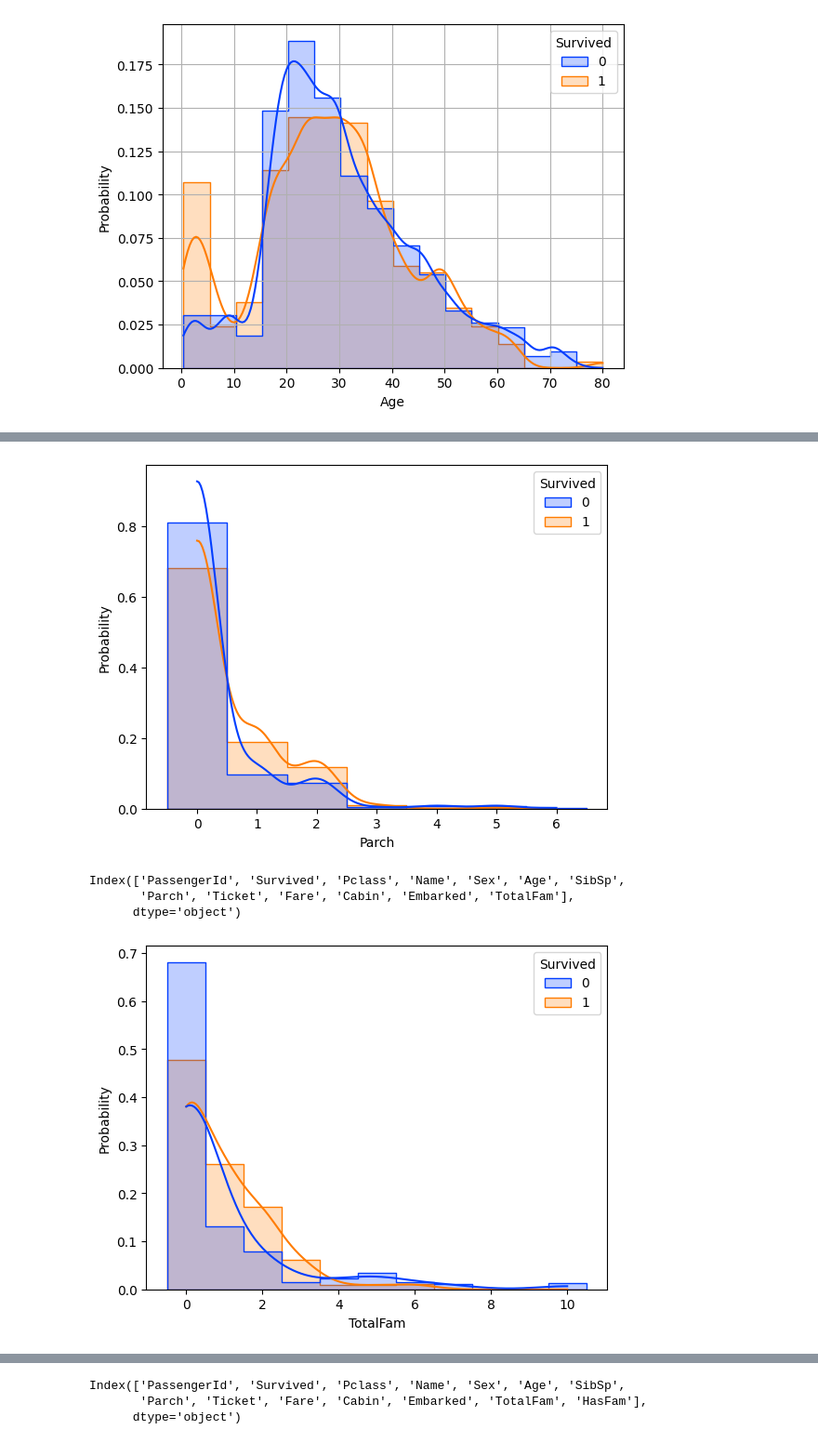
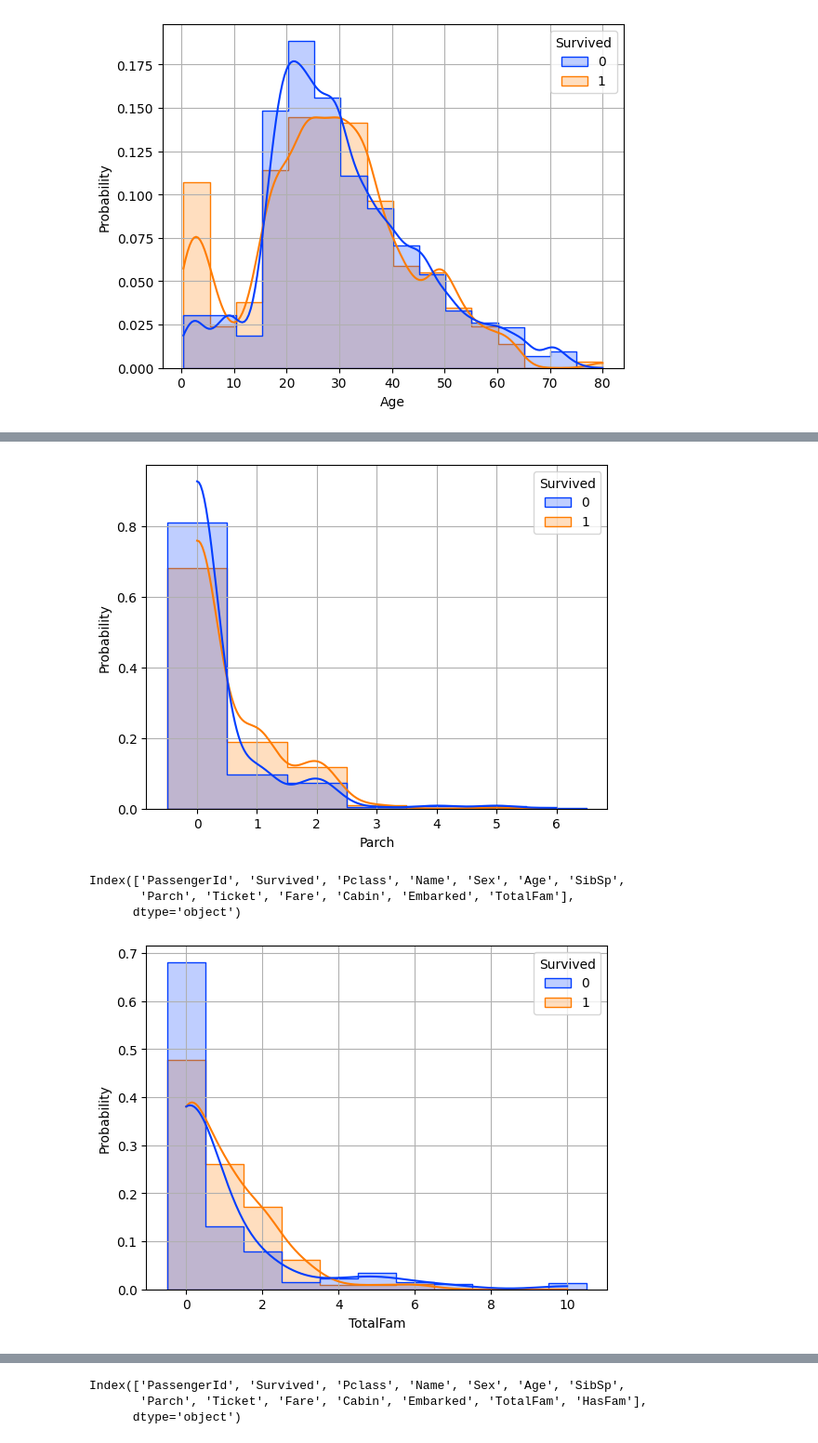
Before and after one commit to rfdspeng/ml_ai_portfolio, a Jupyter notebook: notes/example_code/titanic.ipynb, the cells around one changed output, grey strips where cells are left out. Shown at 93% size. Saved outputs shown, nothing was run; the diff lists cells and outputs as text; code cells hidden in the pictures.

```diff
--- a/notes/example_code/titanic.ipynb
+++ b/notes/example_code/titanic.ipynb
@@ -134,8 +149,9 @@ ax = sns.histplot(df, x="SibSp", hue="Survived", stat="probability", \
 ax = sns.histplot(df, x="Parch", hue="Survived", stat="probability", \
                   discrete=True, common_norm=False, multiple="layer", \
                   element="step", kde=True, kde_kws={"bw_adjust": 1.5}, palette="bright")
+ax.grid()
 # %% [output]
-[figure, old version]
+[figure, new version]
 # %%
 df["TotalFam"] = df["Parch"] + df["SibSp"]
 # %% [output]
@@ -145,6 +161,7 @@ Index(['PassengerId', 'Survived', 'Pclass', 'Name', 'Sex', 'Age', 'SibSp',
 # %%
 ax = sns.histplot(df, x="TotalFam", hue="Survived", stat="probability", \
                   discrete=True, common_norm=False, multiple="layer", \
                   element="step", kde=True, kde_kws={"bw_adjust": 1.5}, palette="bright")
+ax.grid()
 # %% [output]
-[figure, old version]
+[figure, new version]
```
Also changed, not shown: parts of 59 cells of this notebook, 1 other file.
